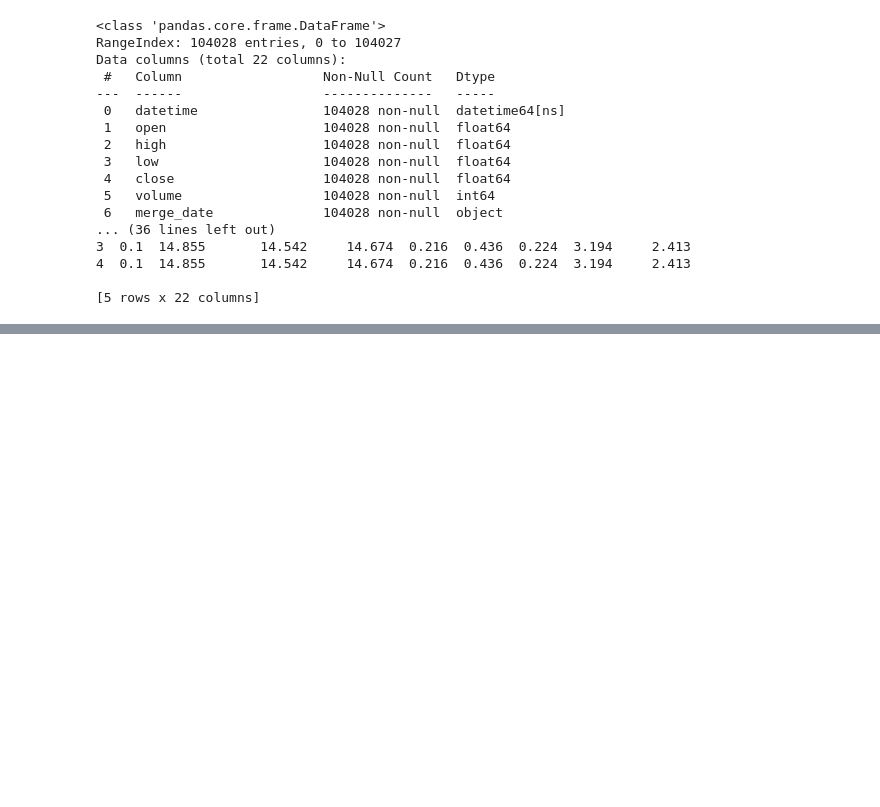
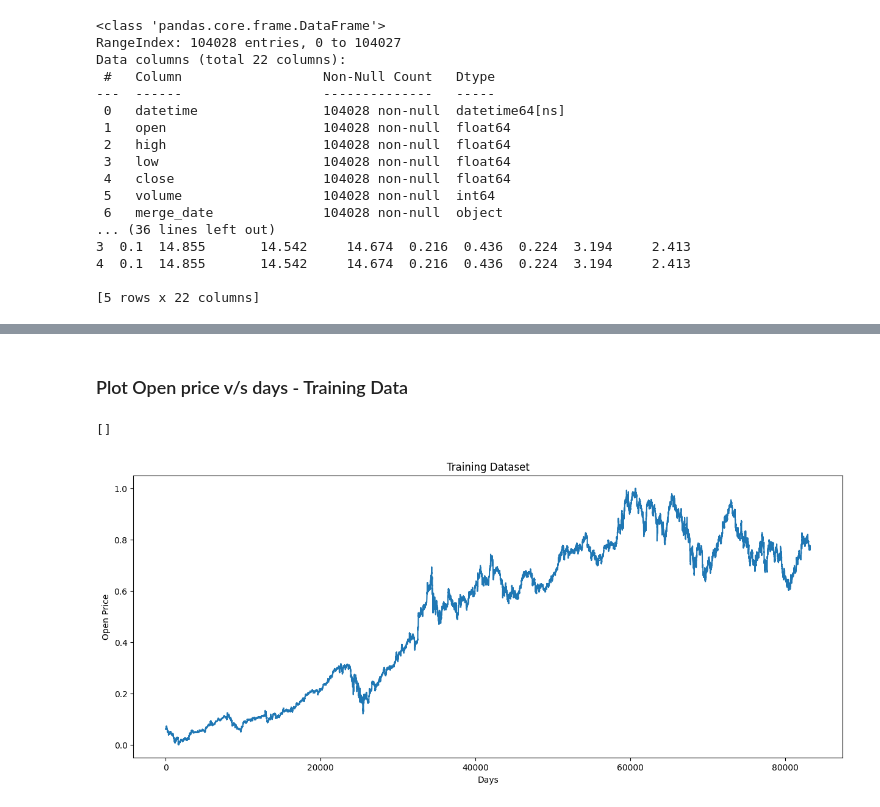
Before and after one commit to JacksonWung/CIS545_Repo, a Jupyter notebook: notebooks/01_EDA.ipynb, the cells around one changed output, grey strips where cells are left out. Saved outputs shown, nothing was run; the diff lists cells and outputs as text; code cells hidden in the pictures; blank space fills up the shorter version.

Commit message:
updates to model training under price

```diff
--- a/notebooks/01_EDA.ipynb
+++ b/notebooks/01_EDA.ipynb
@@ -410,0 +413,8 @@ Data columns (total 22 columns):
+# %%
+total_lenth = len(data)
+split_ratio = 0.8
+training_length = round(total_lenth * split_ratio)
+test_length = total_lenth - training_length
+print("Total data length: ", total_lenth)
+print("Training data length: ", training_length)
+print("Test data length: ", test_length)
@@ -410,0 +427,4 @@ Data columns (total 22 columns):
+# %%
+train_data = data[:training_length].iloc[:,:2]
+train_data['datetime'] = pd.to_datetime(train_data['datetime'])
+print(train_data)
@@ -410,0 +469,8 @@ Data columns (total 22 columns):
+# %%
+dataset_train = train_data['open'].values
+dataset_train = dataset_train.reshape(-1,1)
+print(dataset_train.shape)
+
+dataset_test = test_data['open'].values
+dataset_test = dataset_test.reshape(-1,1)
+print(dataset_test.shape)
@@ -410,0 +482,8 @@ Data columns (total 22 columns):
+# %%
+from sklearn.preprocessing import MinMaxScaler
+
+scaler = MinMaxScaler()
+dataset_train_scaled = scaler.fit_transform(dataset_train)
+print(dataset_train_scaled)
+
+dataset_test_scaled = scaler.transform(dataset_test)
@@ -410,0 +498,13 @@ Data columns (total 22 columns):
+# %% [markdown]
+### Plot Open price v/s days - Training Data
+# %%
+from matplotlib import pyplot as plt
+plt.subplots(figsize = (15,6))
+plt.plot(dataset_train_scaled)
+plt.title('Training Dataset')
+plt.xlabel('Days')
+plt.ylabel('Open Price')
+plt.plot()
+# %% [output]
+[]
+[figure, added]
```
Also changed, not shown: parts of 22 cells of this notebook.
